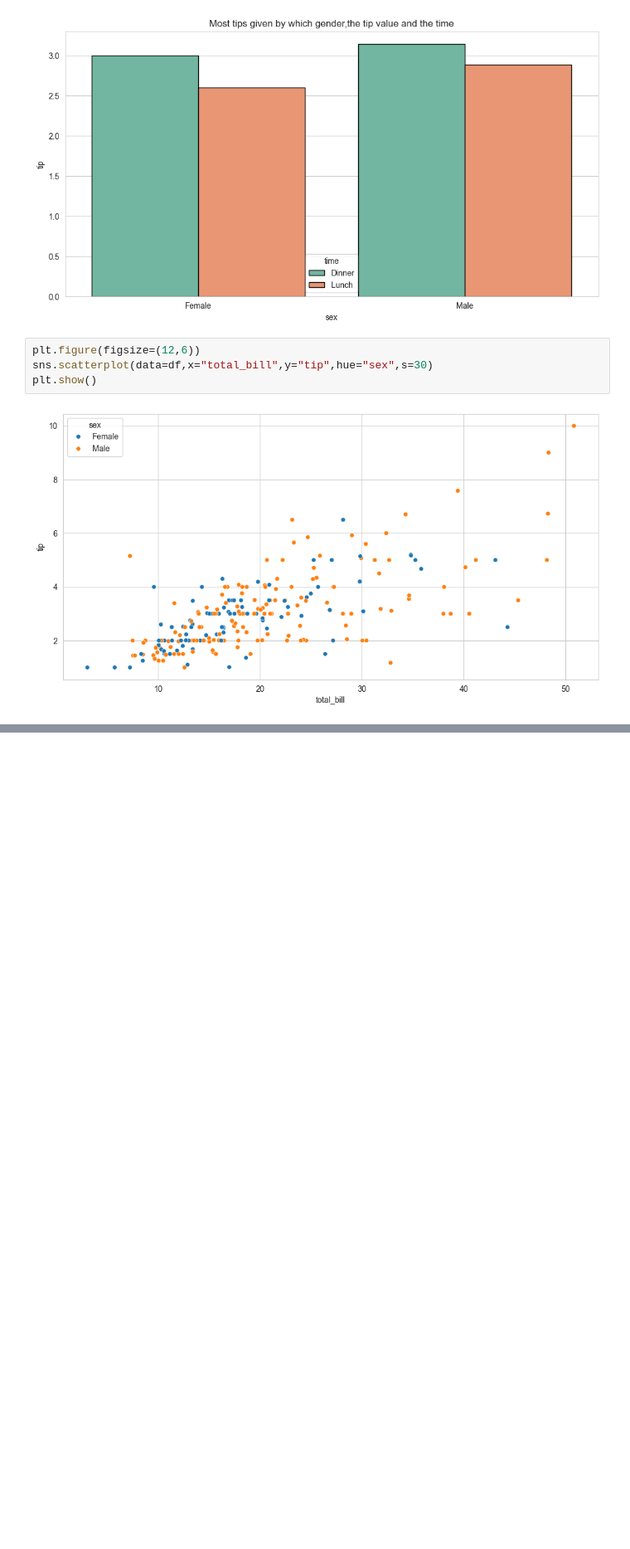
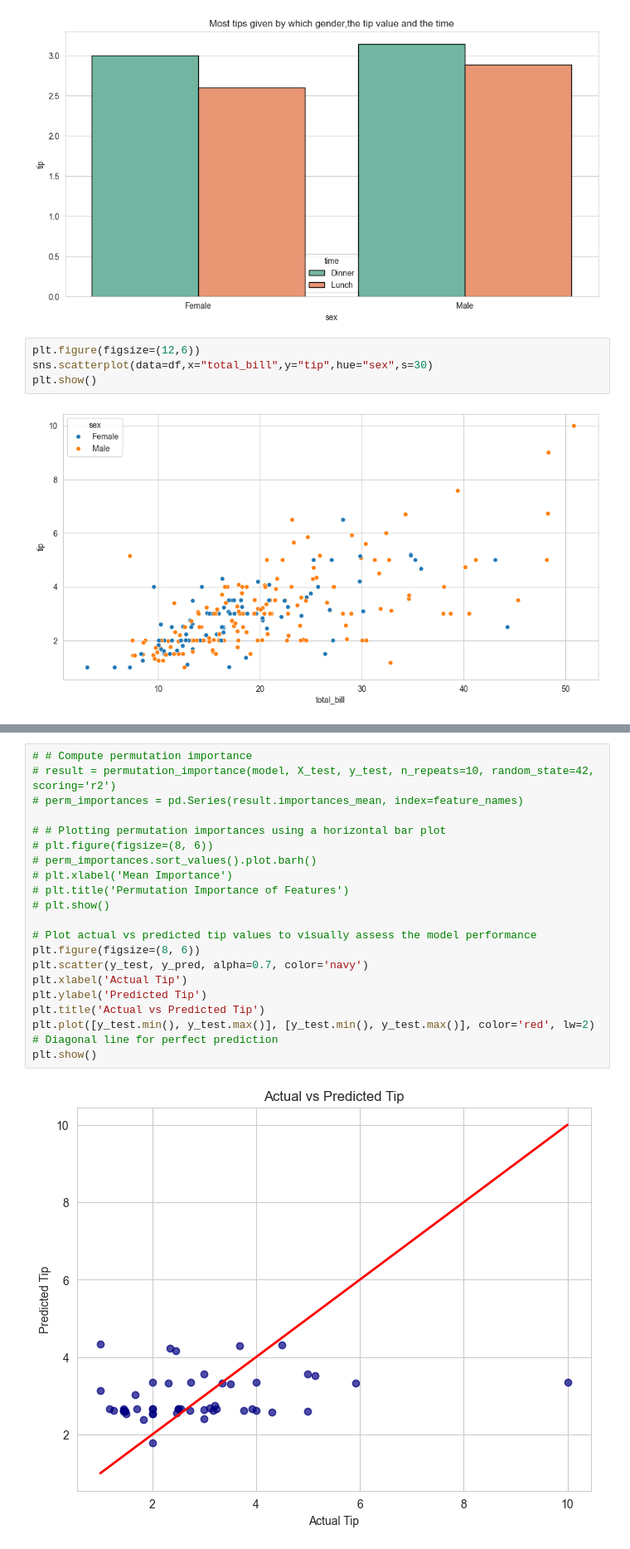
Before and after one commit to bissakaAI/Machine_Learning_Project, a Jupyter notebook: customertipping/EDA_tipservice.ipynb, the cells around one changed output, grey strips where cells are left out. Shown: that part at 83% size. Drawn from its saved outputs; the diff is of its cells as text; blank space fills up the shorter version.

```diff
--- a/customertipping/EDA_tipservice.ipynb
+++ b/customertipping/EDA_tipservice.ipynb
@@ -405,0 +486,22 @@ plt.show()
+# %%
+# # Compute permutation importance
+# result = permutation_importance(model, X_test, y_test, n_repeats=10, random_state=42, scoring='r2')
+# perm_importances = pd.Series(result.importances_mean, index=feature_names)
+
+# # Plotting permutation importances using a horizontal bar plot
+# plt.figure(figsize=(8, 6))
+# perm_importances.sort_values().plot.barh()
+# plt.xlabel('Mean Importance')
+# plt.title('Permutation Importance of Features')
+# plt.show()
+
+# Plot actual vs predicted tip values to visually assess the model performance
+plt.figure(figsize=(8, 6))
+plt.scatter(y_test, y_pred, alpha=0.7, color='navy')
+plt.xlabel('Actual Tip')
+plt.ylabel('Predicted Tip')
+plt.title('Actual vs Predicted Tip')
+plt.plot([y_test.min(), y_test.max()], [y_test.min(), y_test.max()], color='red', lw=2)  # Diagonal line for perfect prediction
+plt.show()
+# %% [output]
+[figure, added]
```
Also changed, not shown: parts of 19 cells of this notebook, 6 other files.
